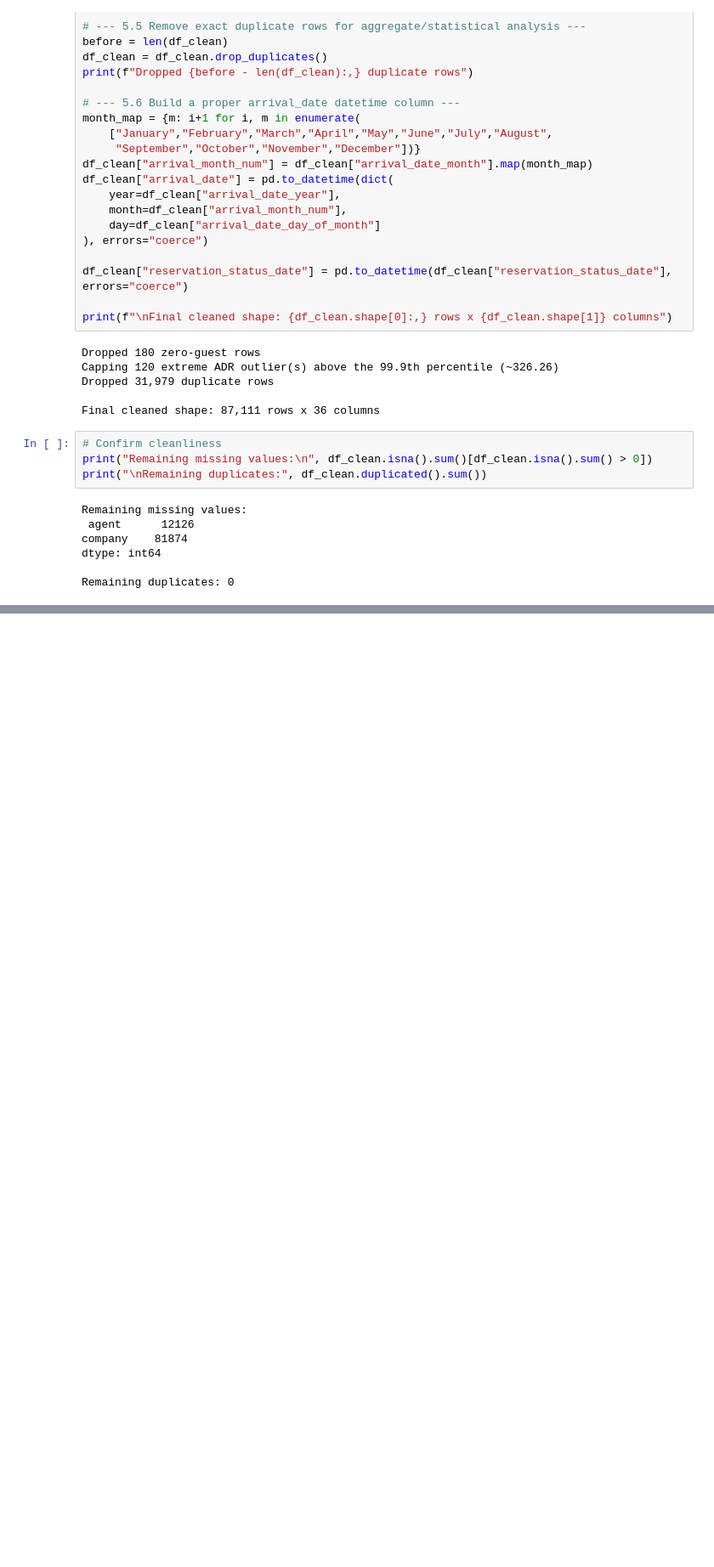
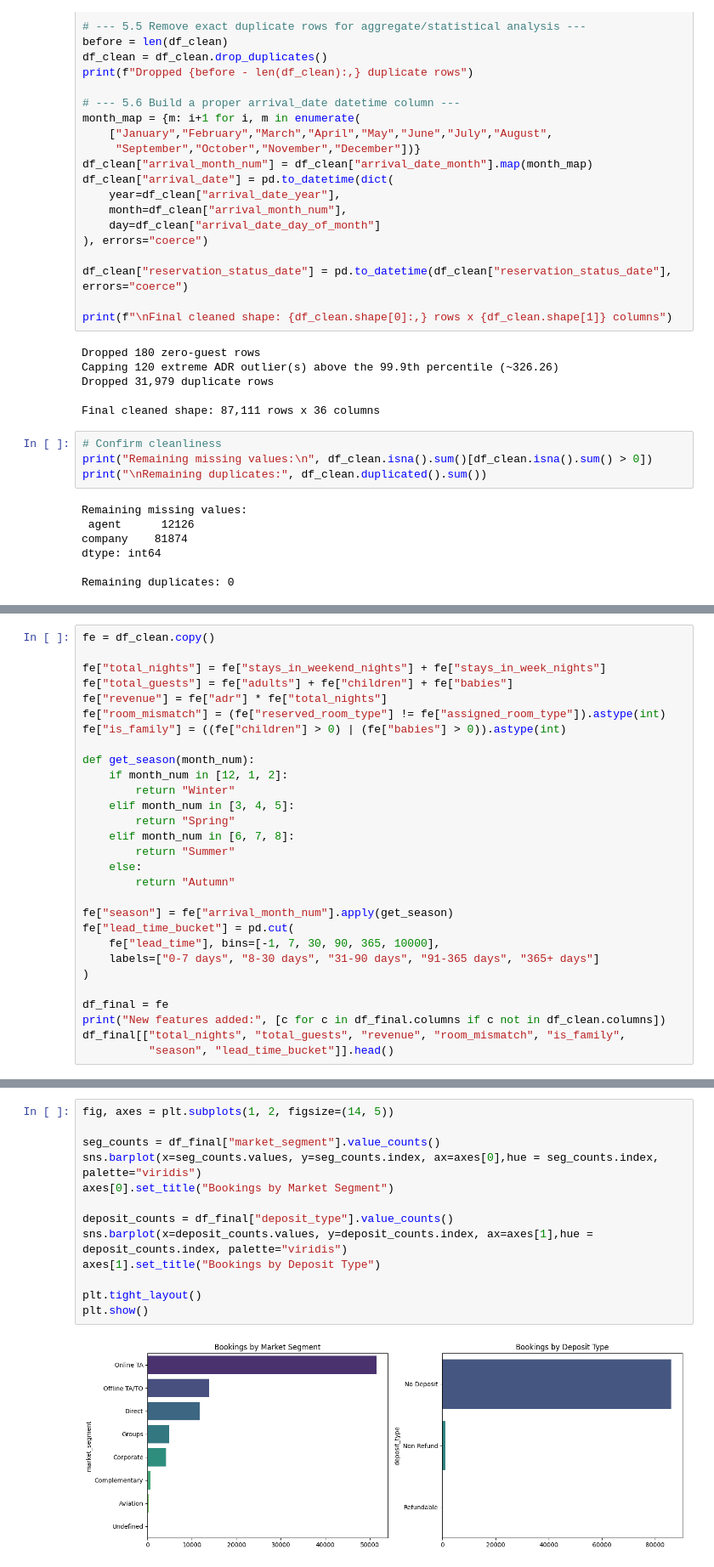
Before and after one commit to theaditya24/COMPLETE-PYTHON-FOR-DATA-ANALYTICS, a Jupyter notebook: Hotel Booking EDA/EDA Hotel Booking.ipynb, the cells around one changed output, grey strips where cells are left out. Shown at 85% size. Cells and saved outputs as stored; diff of their text form; blank space fills up the shorter version.

```diff
--- a/Hotel Booking EDA/EDA Hotel Booking.ipynb
+++ b/Hotel Booking EDA/EDA Hotel Booking.ipynb
@@ -238,0 +237,29 @@ Remaining duplicates: 0
+# %%
+fe = df_clean.copy()
+
+fe["total_nights"] = fe["stays_in_weekend_nights"] + fe["stays_in_week_nights"]
+fe["total_guests"] = fe["adults"] + fe["children"] + fe["babies"]
+fe["revenue"] = fe["adr"] * fe["total_nights"]
+fe["room_mismatch"] = (fe["reserved_room_type"] != fe["assigned_room_type"]).astype(int)
+fe["is_family"] = ((fe["children"] > 0) | (fe["babies"] > 0)).astype(int)
+
+def get_season(month_num):
+    if month_num in [12, 1, 2]:
+        return "Winter"
+    elif month_num in [3, 4, 5]:
+        return "Spring"
+    elif month_num in [6, 7, 8]:
+        return "Summer"
+    else:
+        return "Autumn"
+
+fe["season"] = fe["arrival_month_num"].apply(get_season)
+fe["lead_time_bucket"] = pd.cut(
+    fe["lead_time"], bins=[-1, 7, 30, 90, 365, 10000],
+    labels=["0-7 days", "8-30 days", "31-90 days", "91-365 days", "365+ days"]
+)
+
+df_final = fe
+print("New features added:", [c for c in df_final.columns if c not in df_clean.columns])
+df_final[["total_nights", "total_guests", "revenue", "room_mismatch", "is_family",
+          "season", "lead_time_bucket"]].head()
@@ -238,0 +319,15 @@ Remaining duplicates: 0
+# %%
+fig, axes = plt.subplots(1, 2, figsize=(14, 5))
+
+seg_counts = df_final["market_segment"].value_counts()
+sns.barplot(x=seg_counts.values, y=seg_counts.index, ax=axes[0],hue = seg_counts.index, palette="viridis")
+axes[0].set_title("Bookings by Market Segment")
+
+deposit_counts = df_final["deposit_type"].value_counts()
+sns.barplot(x=deposit_counts.values, y=deposit_counts.index, ax=axes[1],hue = deposit_counts.index, palette="viridis")
+axes[1].set_title("Bookings by Deposit Type")
+
+plt.tight_layout()
+plt.show()
+# %% [output]
+[figure, added]
```
Also changed, not shown: parts of 39 cells of this notebook, 1 other file.
